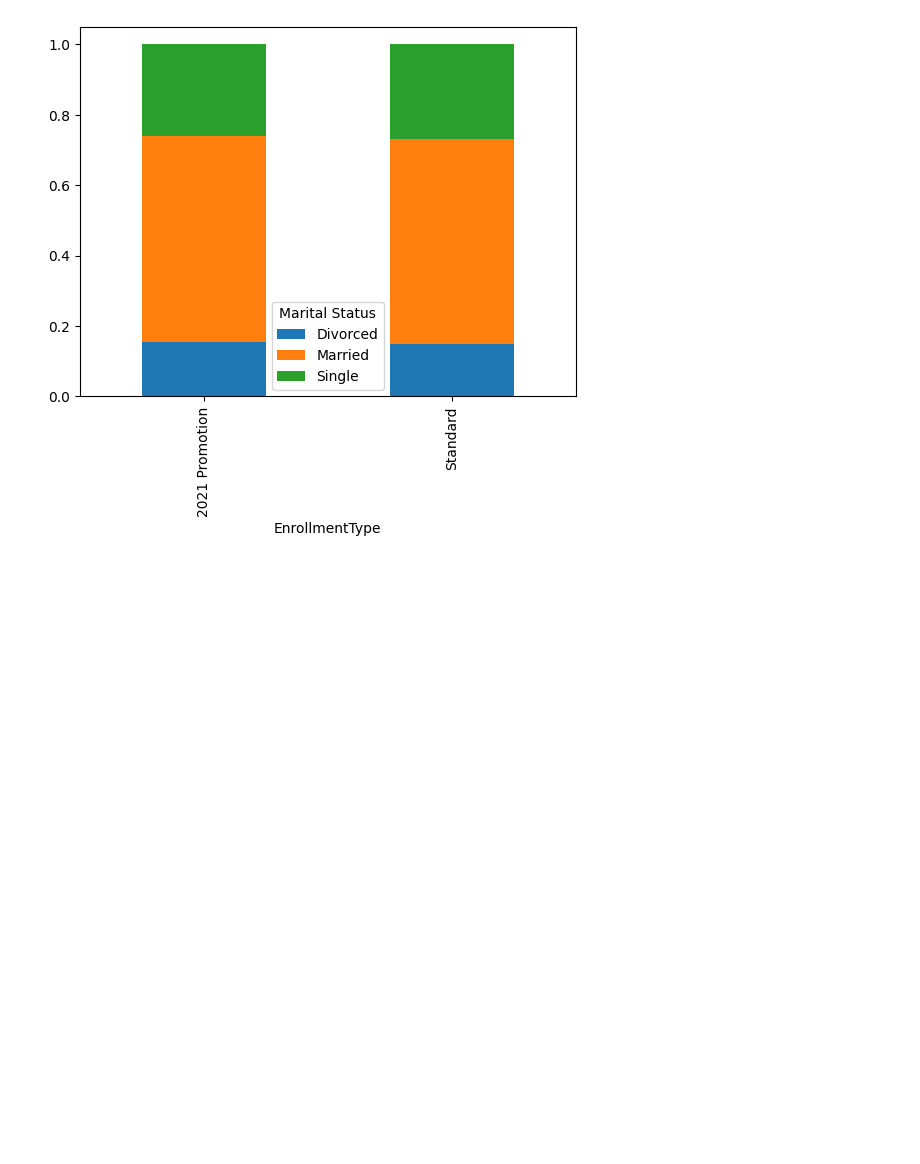
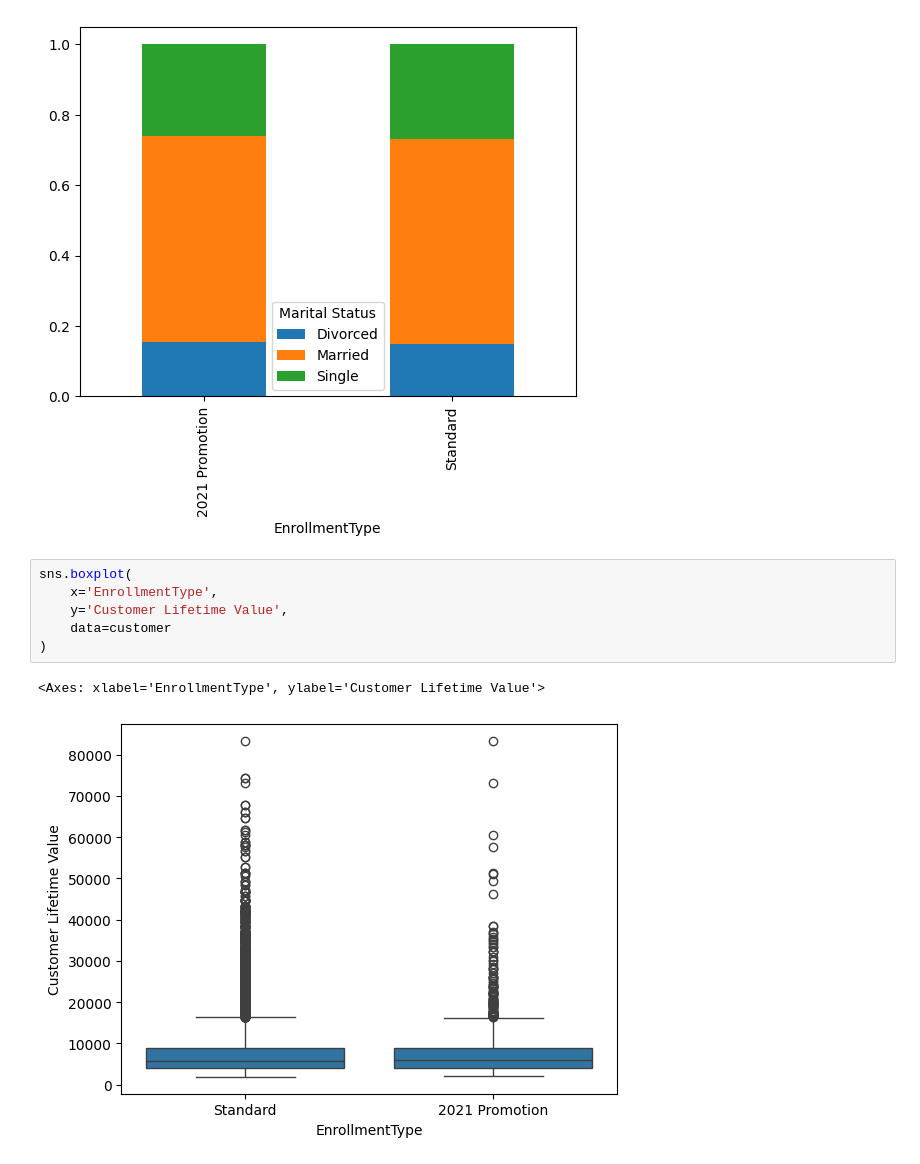
Before and after one commit to Sapanaa/customer_segmentation_of_airlines, a Jupyter notebook: notebooks/02_eda.ipynb, the cells around one changed output. Saved outputs shown, nothing was run; the diff lists cells and outputs as text; blank space fills up the shorter version.

```diff
--- a/notebooks/02_eda.ipynb
+++ b/notebooks/02_eda.ipynb
@@ -263,3 +281,12 @@ ct.plot(kind='bar', stacked=True)
 # %% [output]
 <Axes: xlabel='EnrollmentType'>
 [figure]
+# %%
+sns.boxplot(
+    x='EnrollmentType',
+    y='Customer Lifetime Value',
+    data=customer
+)
+# %% [output]
+<Axes: xlabel='EnrollmentType', ylabel='Customer Lifetime Value'>
+[figure, added]
```
Also changed, not shown: parts of 104 cells of this notebook, 7 other files.
